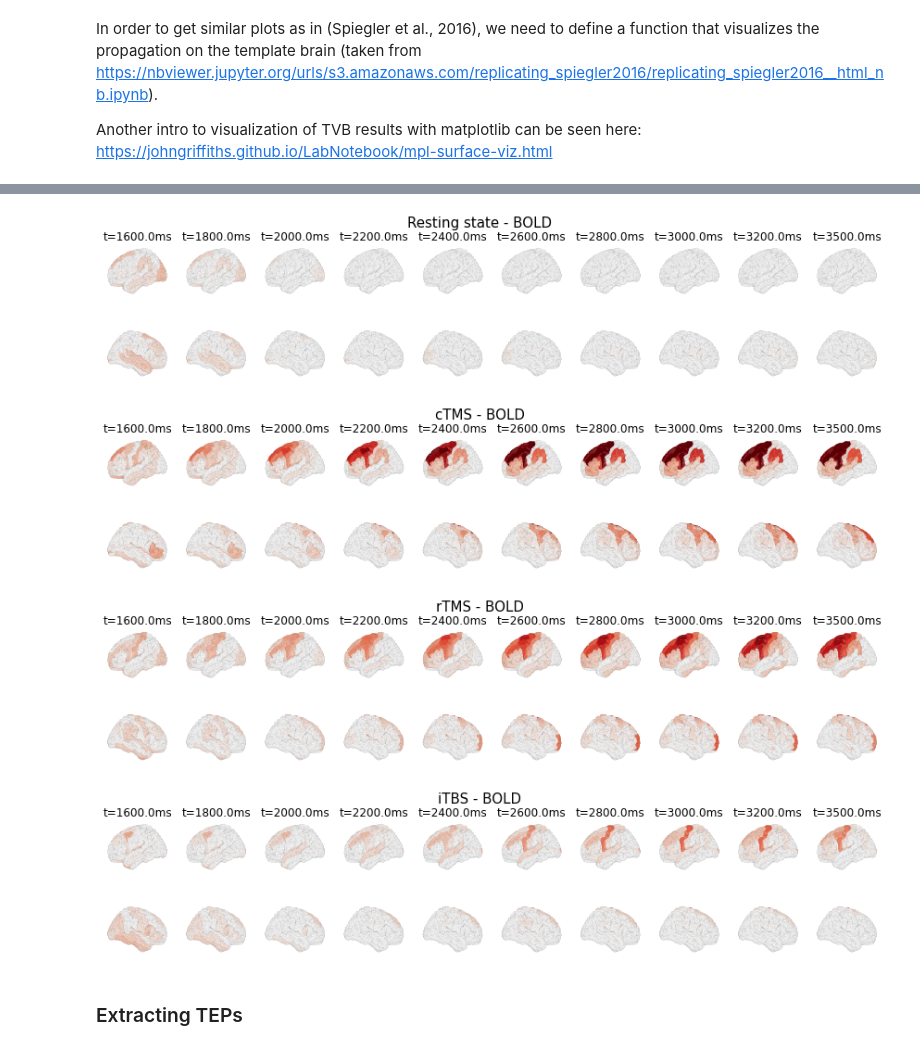
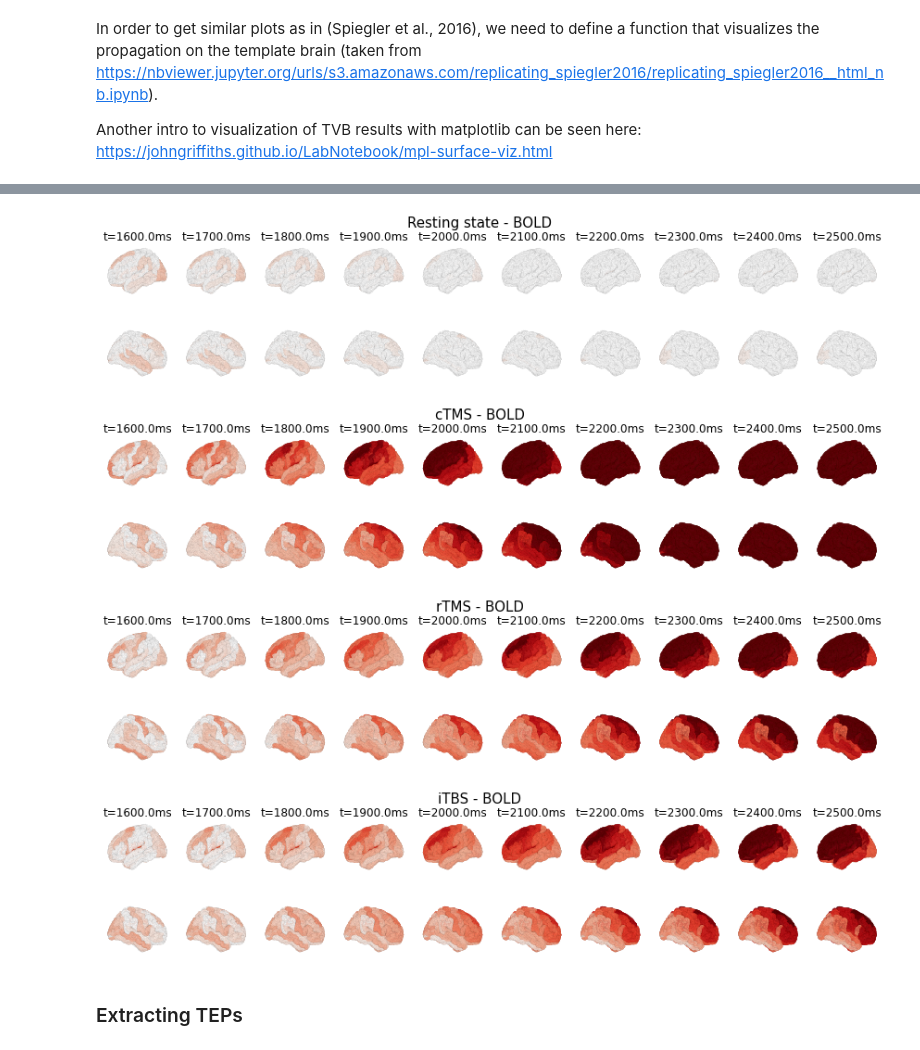
Before and after one commit to anujanegi/TMS-simulation, a Jupyter notebook: TMS_Simulation.ipynb, the cells around one changed output, grey strips where cells are left out. Cells and saved outputs as stored; diff of their text form; code cells hidden in the pictures.

```diff
--- a/TMS_Simulation.ipynb
+++ b/TMS_Simulation.ipynb
@@ -223,7 +223,7 @@ def field_strength(nodes, coil_pts, fig8=True): # STIMULATION HERE IS NOT DONE W
 
     return stim_strength
 # %%
-field_scale = 1e6
+field_scale = 1e5
 weighting = field_strength(white_matter.centres, coil[ind], True) * field_scale
 # %%
 # Create a list with number, name and stimulus weighting of each region, descending by stimulus weighting
@@ -381,7 +381,7 @@ rs_sim = simulator.Simulator(model=net_model,
                           connectivity=white_matter,
                           coupling=white_matter_coupling,
                           integrator=heunint,
-                          surface=default_cortex,
+#                           surface=default_cortex,
                           monitors=all_mons,
                          )
 rs_sim.configure()
@@ -917,14 +921,14 @@ plot_activity_on_brain(tavg_time, TAVG_ITBS, time_stamps, "iTBS - temporal avera
 # %%
-time_stamps = [15, 17, 19, 21, 23, 25, 27, 29, 31, 34]
+time_stamps = [15, 16, 17, 18, 19, 20, 21, 22, 23, 24]
 plot_activity_on_brain(bold_time, BOLD_RS, time_stamps, "Resting state - BOLD")
 plot_activity_on_brain(bold_time, BOLD_TMS, time_stamps, "cTMS - BOLD")
 plot_activity_on_brain(bold_time, BOLD_RTMS, time_stamps, "rTMS - BOLD")
 plot_activity_on_brain(bold_time, BOLD_ITBS, time_stamps, "iTBS - BOLD")
 # %% [output]
 [figure]
-[figure, old version]
+[figure, new version]
-[figure, old version]
+[figure, new version]
-[figure, old version]
+[figure, new version]
 # %% [markdown]
 ### Extracting TEPs
 # %%
```
Also changed, not shown: parts of 20 cells of this notebook.
